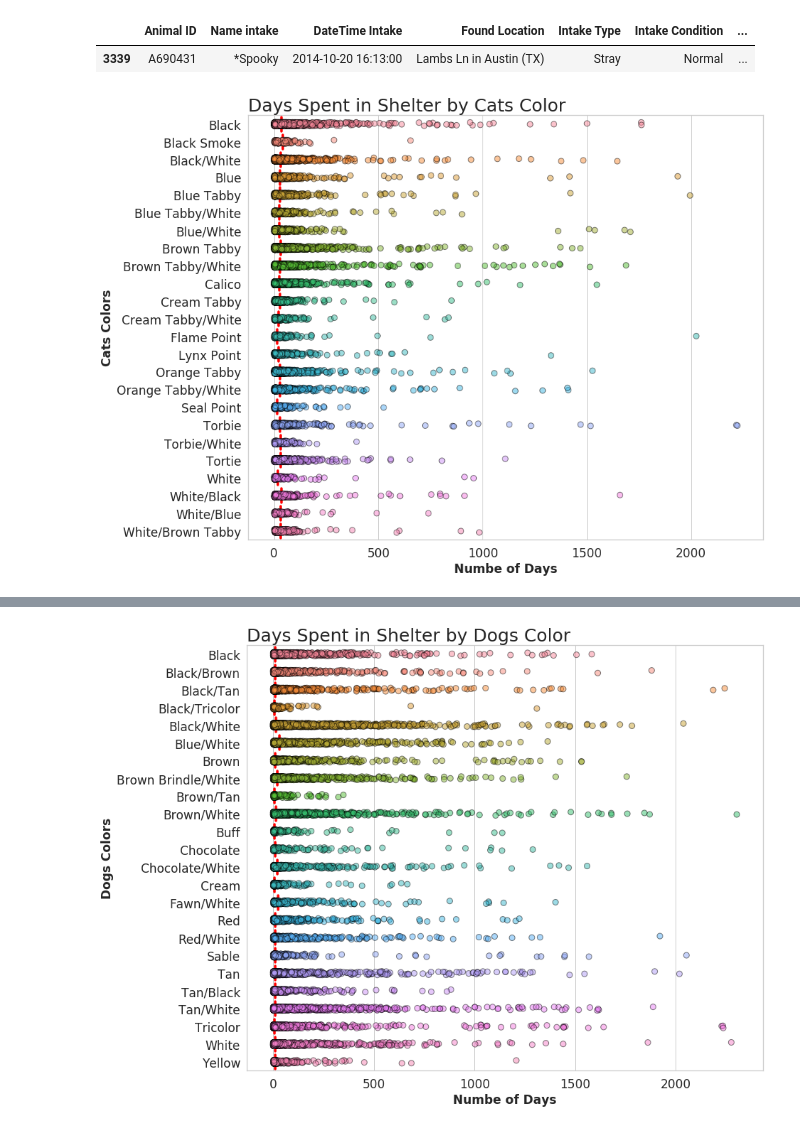
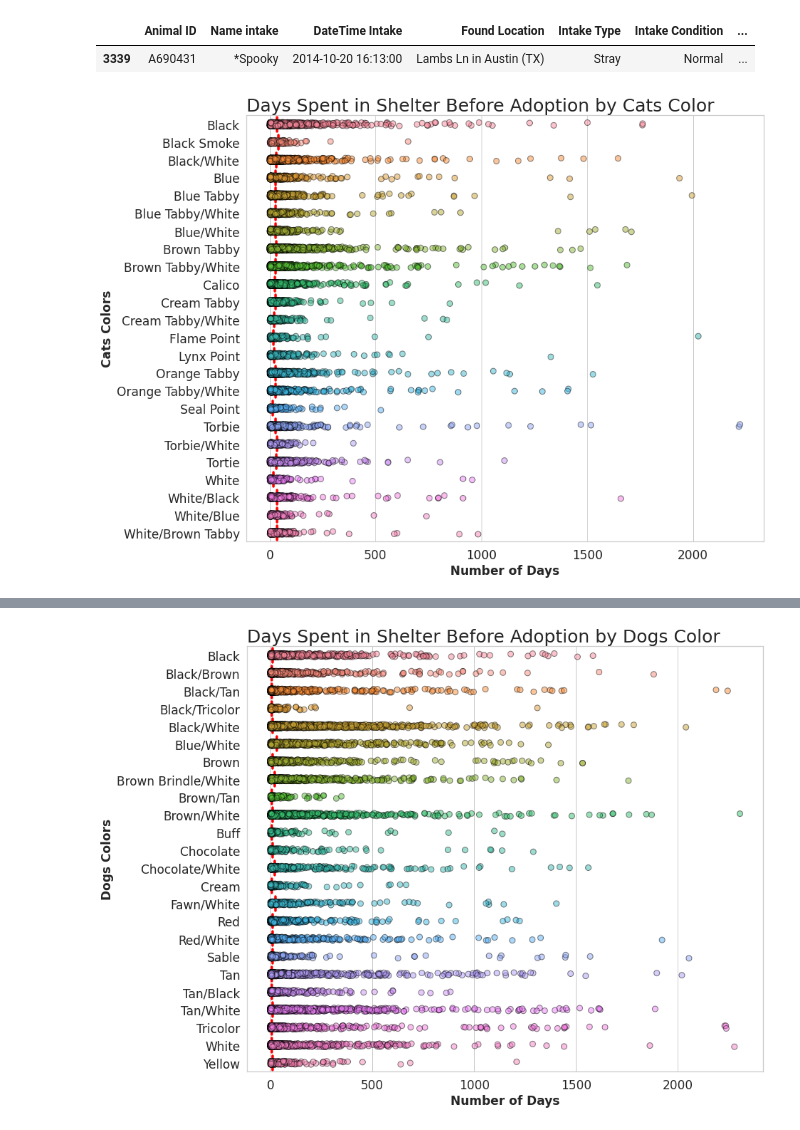
Before and after one commit to tigju/Black-Cats-And-Black-Dogs-Syndrome, a Jupyter notebook: Black_Cats_and_Black_Dogs_Syndrome_Analysis.ipynb, the cells around one changed output, grey strips where cells are left out. Drawn from its saved outputs; the diff is of its cells as text; code cells hidden in the pictures.

```diff
--- a/Black_Cats_and_Black_Dogs_Syndrome_Analysis.ipynb
+++ b/Black_Cats_and_Black_Dogs_Syndrome_Analysis.ipynb
@@ -1475,26 +1475,26 @@ black_cats_spent_days[black_cats_spent_days['Days Spent'] == 1762]
 # %%
 # set style
 sns.set_style("whitegrid")
 
 fig, ax = plt.subplots(1,1, figsize=(13,11))
 
 # plot graph
 sns.stripplot(x=cats_spent_days['Days Spent'], y=cats_spent_days['Color Outcome'], data=cats_spent_days, edgecolor='black', linewidth=1, size=8, alpha=0.5, marker='o')
 
 # plot only median line of boxplot
 sns.boxplot(cats_spent_days['Days Spent'], y=cats_spent_days['Color Outcome'], data=cats_spent_days, color='white', showfliers=False, whiskerprops=dict(linestyle='none'),
             showbox=False, showcaps=False, medianprops=dict(color='red', linewidth=3.5))
 
 # add title, labels, ticks
-plt.title('Days Spent in Shelter by Cats Color', loc='left', fontsize=25)
-plt.xlabel('Numbe of Days', fontweight='bold', fontsize=17)
+plt.title('Days Spent in Shelter Before Adoption by Cats Color', loc='left', fontsize=25)
+plt.xlabel('Number of Days', fontweight='bold', fontsize=17)
 plt.ylabel('Cats Colors',fontweight='bold', fontsize=17)
 plt.xticks(fontsize=17)
 plt.yticks(fontsize=17)
 
 plt.show()
 # %% [output]
-[figure, old version]
+[figure, new version]
 # %%
 # merge dfs of dogs incoming and dogs adoption
 shelter_full_dogs = pd.merge(dogs_incoming, dogs_adoption, on=['Animal ID'], how='inner')
@@ -1531,12 +1531,12 @@ sns.boxplot(dogs_spent_days['Days Spent'], y=dogs_spent_days['Color Outcome'], d
             showbox=False, showcaps=False, medianprops=dict(color='red', linewidth=3.5))
 
 # add title, labels, ticks
-plt.title('Days Spent in Shelter by Dogs Color', loc='left', fontsize=25)
-plt.xlabel('Numbe of Days', fontweight='bold', fontsize=17)
+plt.title('Days Spent in Shelter Before Adoption by Dogs Color', loc='left', fontsize=25)
+plt.xlabel('Number of Days', fontweight='bold', fontsize=17)
 plt.ylabel('Dogs Colors',fontweight='bold', fontsize=17)
 plt.xticks(fontsize=17)
 plt.yticks(fontsize=17)
 
 plt.show()
 # %% [output]
-[figure, old version]
+[figure, new version]
```
Also changed, not shown: parts of 7 cells of this notebook.
